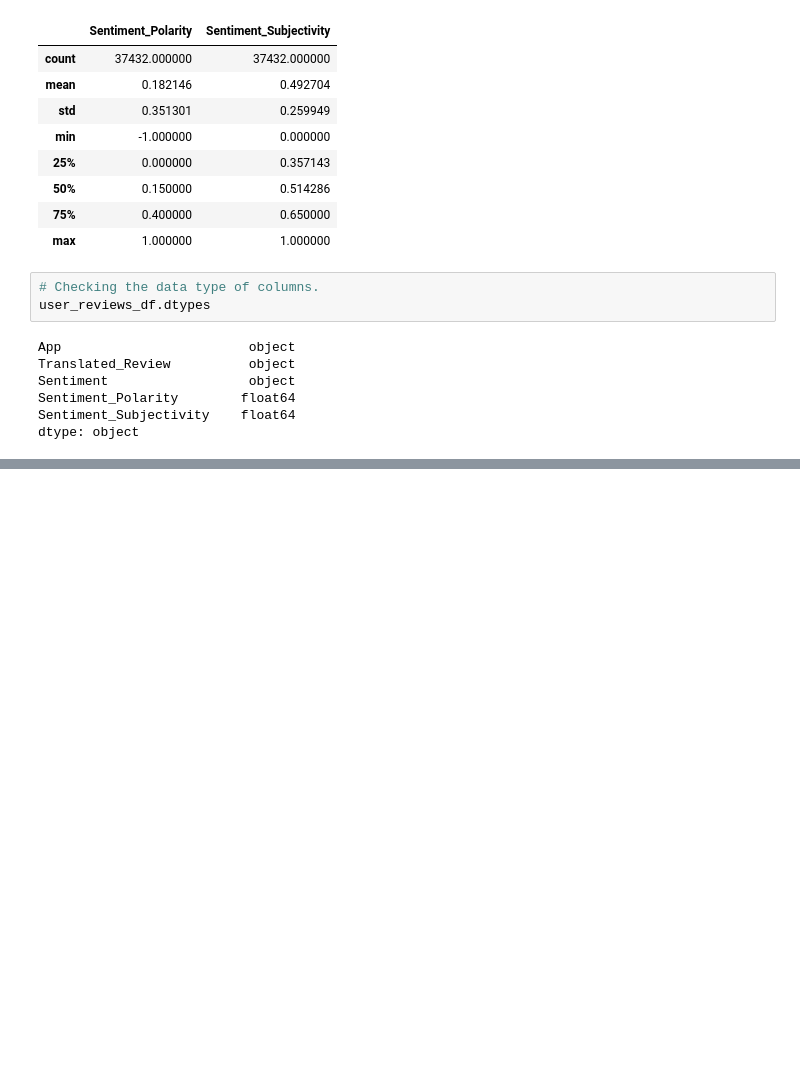
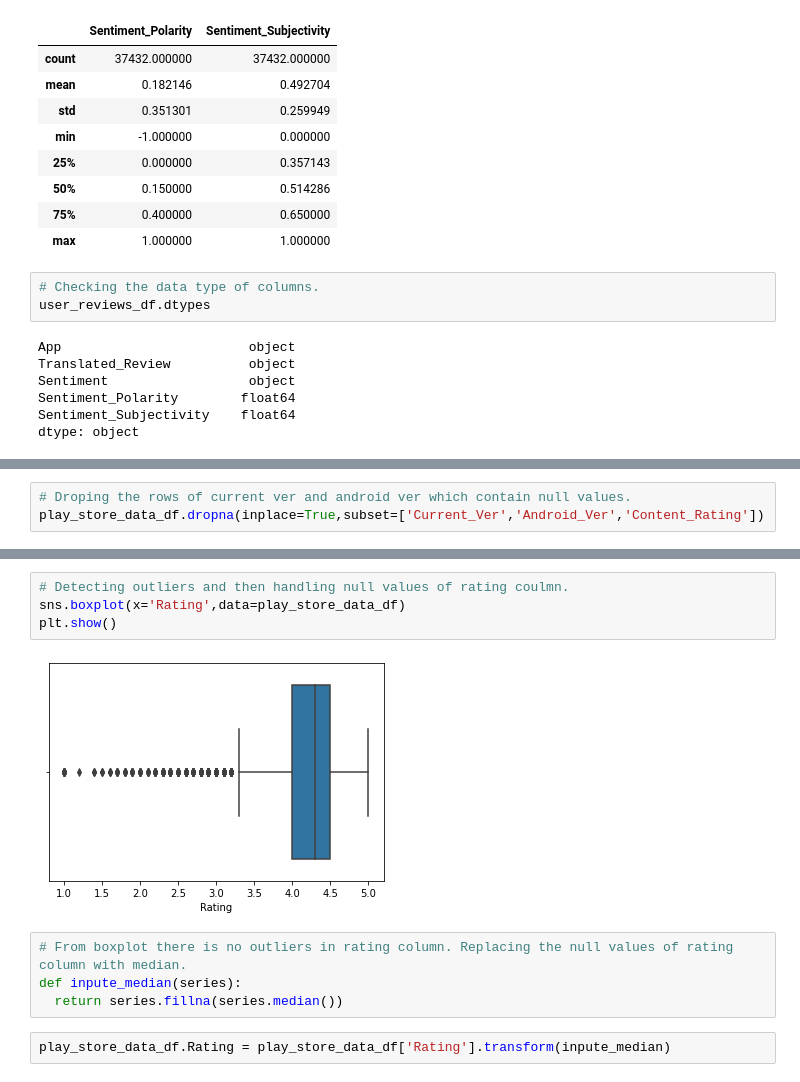
Before and after one commit to shyamsgadekar/EDA_capstone_palystore_app_review_analysis, a Jupyter notebook: Play_Store_App_Review_Analysis_Capstone_Project.ipynb, the cells around one changed output, grey strips where cells are left out. Drawn from its saved outputs; the diff is of its cells as text; blank space fills up the shorter version.

```diff
--- a/Play_Store_App_Review_Analysis_Capstone_Project.ipynb
+++ b/Play_Store_App_Review_Analysis_Capstone_Project.ipynb
@@ -269,0 +454,3 @@ dtype: object
+# %%
+# Droping the rows of current ver and android ver which contain null values.
+play_store_data_df.dropna(inplace=True,subset=['Current_Ver','Android_Ver','Content_Rating'])
@@ -269,0 +464,12 @@ dtype: object
+# %%
+# Detecting outliers and then handling null values of rating coulmn.
+sns.boxplot(x='Rating',data=play_store_data_df)
+plt.show()
+# %% [output]
+[figure, added]
+# %%
+# From boxplot there is no outliers in rating column. Replacing the null values of rating column with median.
+def inpute_median(series):
+  return series.fillna(series.median())
+# %%
+play_store_data_df.Rating = play_store_data_df['Rating'].transform(inpute_median)
```
Also changed, not shown: parts of 23 cells of this notebook.
